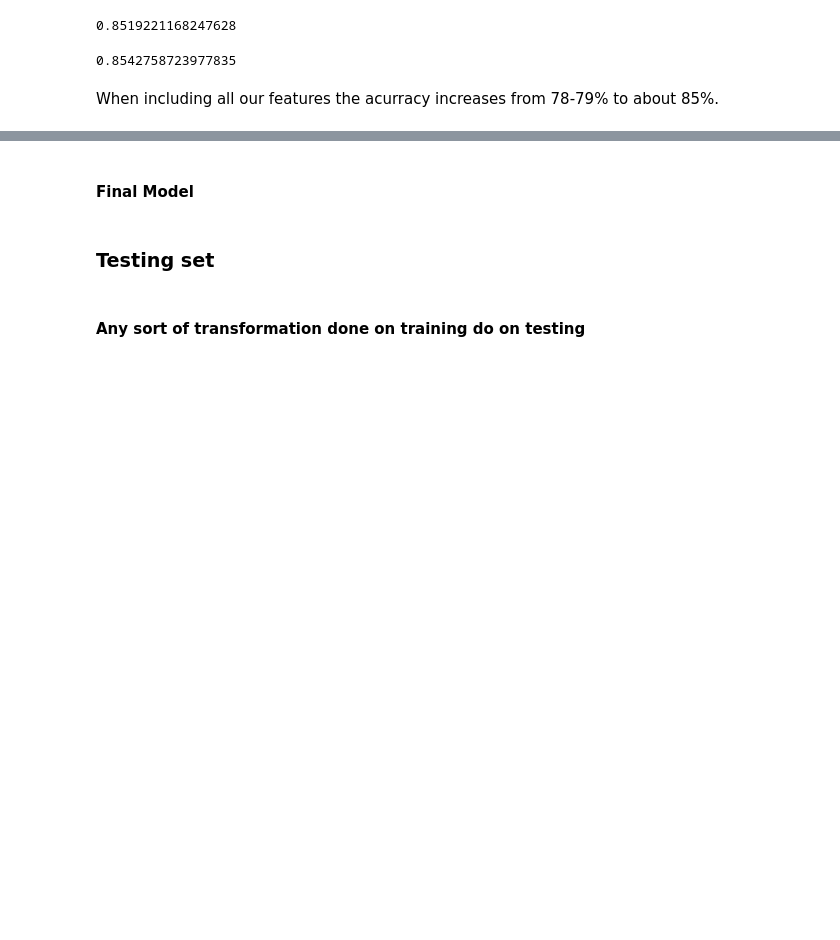
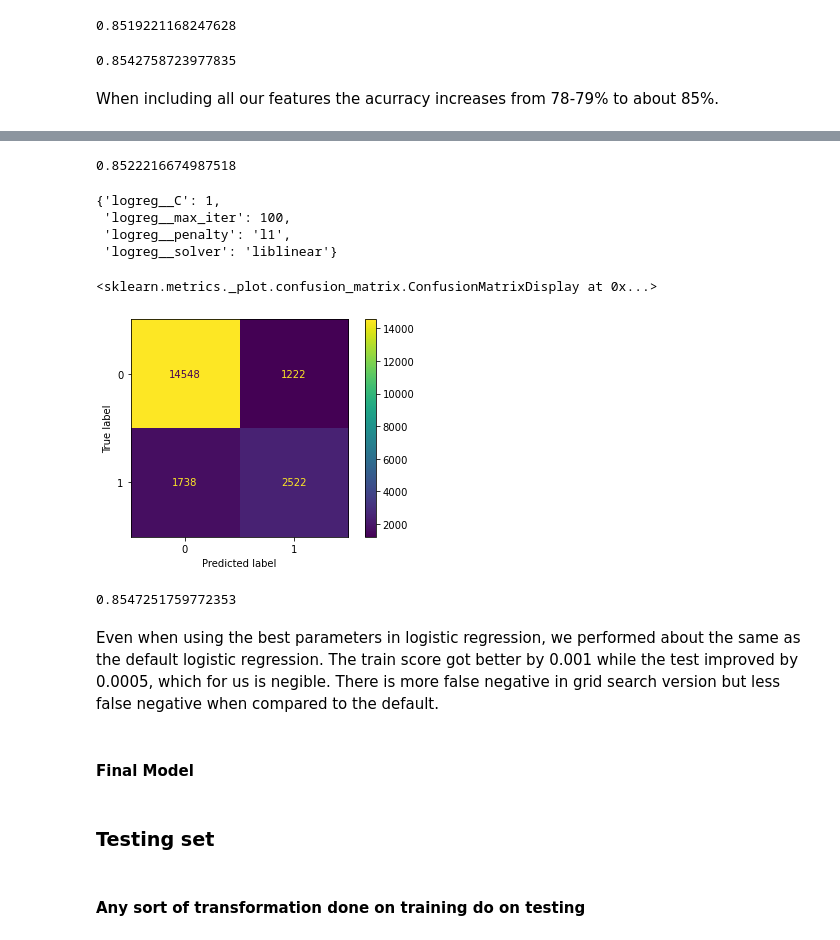
Before and after one commit to xiaohua-su/Predicting_H1N1_Vaccination, a Jupyter notebook: Scratch.ipynb, the cells around one changed output, grey strips where cells are left out. Saved outputs shown, nothing was run; the diff lists cells and outputs as text; code cells hidden in the pictures; blank space fills up the shorter version.

Commit message:
addition of other models for simple feature, started logistic reg on complex data (all features)

```diff
--- a/Scratch.ipynb
+++ b/Scratch.ipynb
@@ -465,0 +403,31 @@ plot_confusion_matrix(logreg_pipe, X_train, y_train)
+# %%
+log_params = {
+    'logreg__penalty' : ['l2', 'l1', 'none'],
+    'logreg__C' : [1,10,100],
+    'logreg__max_iter': [100,500,10000],
+    'logreg__solver': ['liblinear', 'saga', 'lbfgs','sag']
+}
+# %%
+log_grid = GridSearchCV(estimator=logreg_pipe, param_grid=log_params, n_jobs=-1).fit(X_train,y_train)
+# %%
+log_grid.score(X_train,y_train)
+# %% [output]
+0.8522216674987518
+# %%
+log_grid.best_params_
+# %% [output]
+{'logreg__C': 1,
+ 'logreg__max_iter': 100,
+ 'logreg__penalty': 'l1',
+ 'logreg__solver': 'liblinear'}
+# %%
+plot_confusion_matrix(log_grid, X_train, y_train)
+# %% [output]
+<sklearn.metrics._plot.confusion_matrix.ConfusionMatrixDisplay at 0x...>
+[figure, added]
+# %%
+log_grid.score(X_test, y_test)
+# %% [output]
+0.8547251759772353
+# %% [markdown]
+Even when using the best parameters in logistic regression, we performed about the same as the default logistic regression. The train score got better by 0.001 while the test improved by 0.0005, which for us is negible. There is more false negative in grid search version but less false negative when compared to the default.
```
Also changed, not shown: parts of 35 cells of this notebook.
